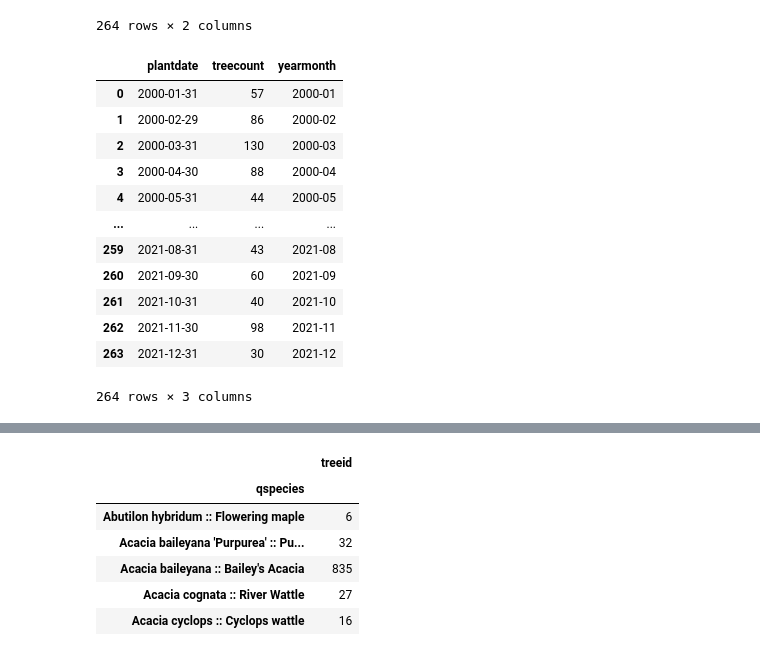
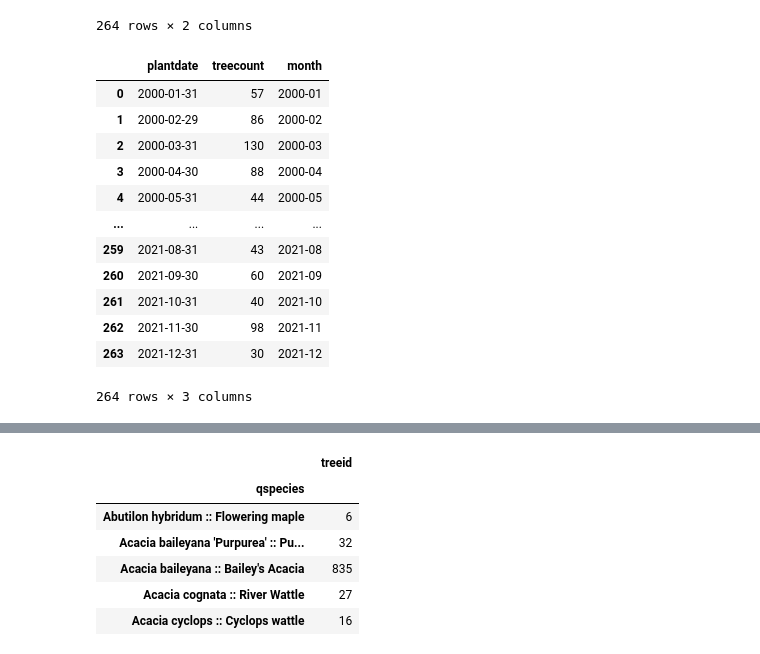
Before and after one commit to jyyang7/j233-proj-trees-in-sf, a Jupyter notebook: 02_data_analysis.ipynb, the cells around one changed output, grey strips where cells are left out. Cells and saved outputs as stored; diff of their text form; code cells hidden in the pictures.

```diff
--- a/02_data_analysis.ipynb
+++ b/02_data_analysis.ipynb
@@ -83,9 +86,10 @@ I want to subset to more recent years, let's say 2000-2021.
 # %%
 # subset data to 2000-2022
+
 sf_trees2000 = sf_trees[
-    (sf_trees['_year'] >= 2000) &
-    (sf_trees['_year'] < 2022)
-    ].copy()
+    (sf_trees['plantdate'] >= '2000-01-01') &
+    (sf_trees['plantdate'] < '2022-01-01')
+    ].reset_index(drop=True)
 sf_trees2000
 # %% [output]
 |  | treeid | qlegalstatus | qspecies | qaddress | siteorder | qsiteinfo | planttype | qcaretaker | ... |
@@ -309,12 +325,12 @@ tree_count_2000m
 # rename columns
 tree_count_2000m.rename(columns={'treeid':'treecount'}, inplace=True)
 # %%
-# create new column with yyyy-mm
+# create new month column with dt.strftime in yyyy-mm format
 
-tree_count_2000m['yearmonth'] = tree_count_2000m['plantdate'].dt.strftime('%Y-%m')
+tree_count_2000m['month'] = tree_count_2000m['plantdate'].dt.strftime('%Y-%m')
 tree_count_2000m
 # %% [output]
-|  | plantdate | treecount | yearmonth |
+|  | plantdate | treecount | month |
 | 0 | 2000-01-31 | 57 | 2000-01 |
 | 1 | 2000-02-29 | 86 | 2000-02 |
 | 2 | 2000-03-31 | 130 | 2000-03 |
```
Also changed, not shown: parts of 70 cells of this notebook.
